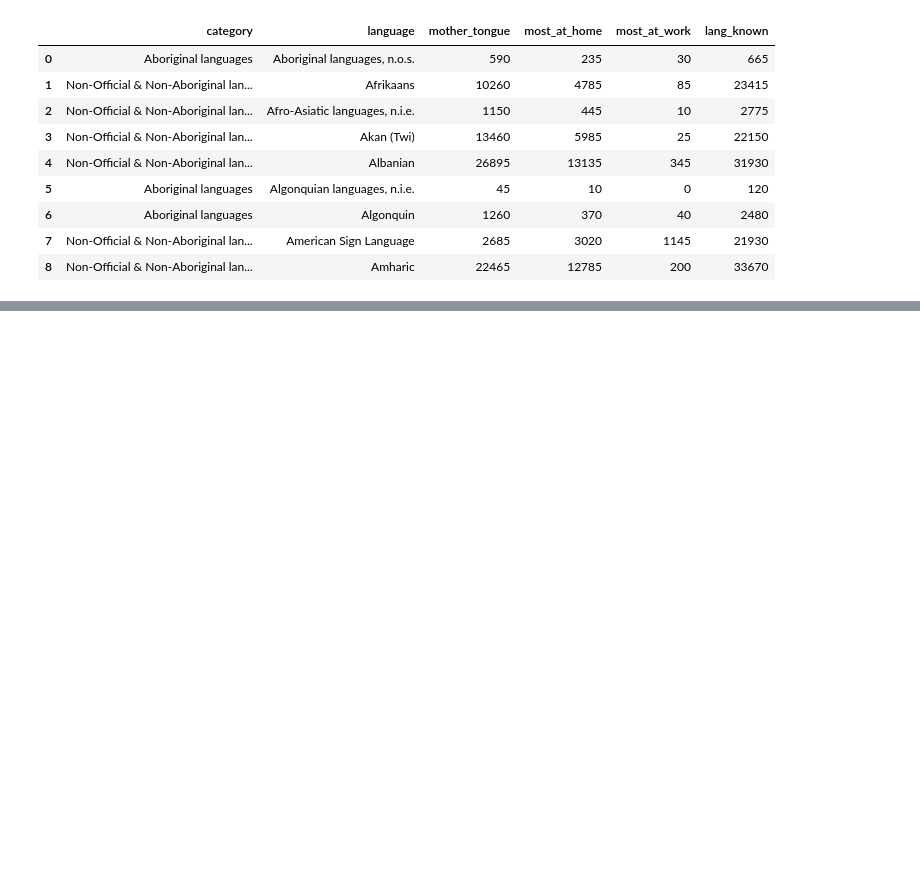
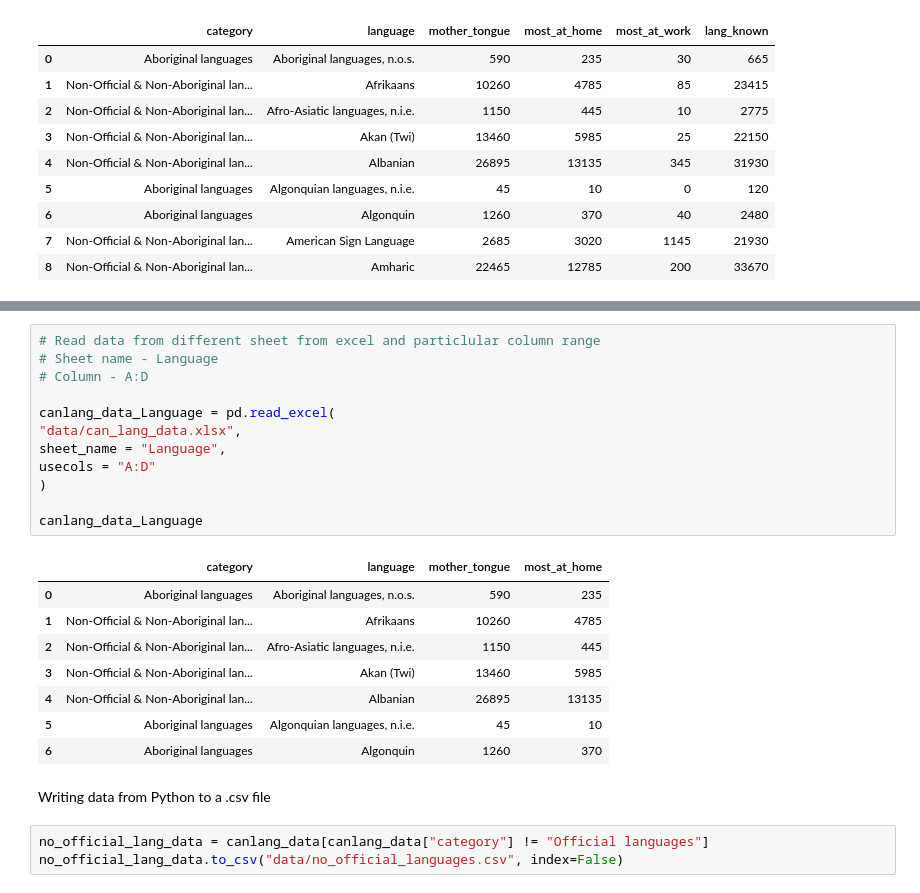
Before and after one commit to purubarh/python-project, a Jupyter notebook: can-lang-chapter2.ipynb, the cells around one changed output, grey strips where cells are left out. Drawn from its saved outputs; the diff is of its cells as text; blank space fills up the shorter version.

```diff
--- a/can-lang-chapter2.ipynb
+++ b/can-lang-chapter2.ipynb
@@ -152,0 +196,26 @@ canlang_data
+# %%
+# Read data from different sheet from excel and particlular column range
+# Sheet name - Language
+# Column - A:D
+
+canlang_data_Language = pd.read_excel(
+"data/can_lang_data.xlsx",
+sheet_name = "Language",
+usecols = "A:D"
+)
+
+canlang_data_Language
+# %% [output]
+|  | category | language | mother_tongue | most_at_home |
+| 0 | Aboriginal languages | Aboriginal languages, n.o.s. | 590 | 235 |
+| 1 | Non-Official & Non-Aboriginal lan... | Afrikaans | 10260 | 4785 |
+| 2 | Non-Official & Non-Aboriginal lan... | Afro-Asiatic languages, n.i.e. | 1150 | 445 |
+| 3 | Non-Official & Non-Aboriginal lan... | Akan (Twi) | 13460 | 5985 |
+| 4 | Non-Official & Non-Aboriginal lan... | Albanian | 26895 | 13135 |
+| 5 | Aboriginal languages | Algonquian languages, n.i.e. | 45 | 10 |
+| 6 | Aboriginal languages | Algonquin | 1260 | 370 |
+# %% [markdown]
+Writing data from Python to a .csv file
+# %%
+no_official_lang_data = canlang_data[canlang_data["category"] != "Official languages"]
+no_official_lang_data.to_csv("data/no_official_languages.csv", index=False)
```
Also changed, not shown: parts of 9 cells of this notebook, 2 other files.
